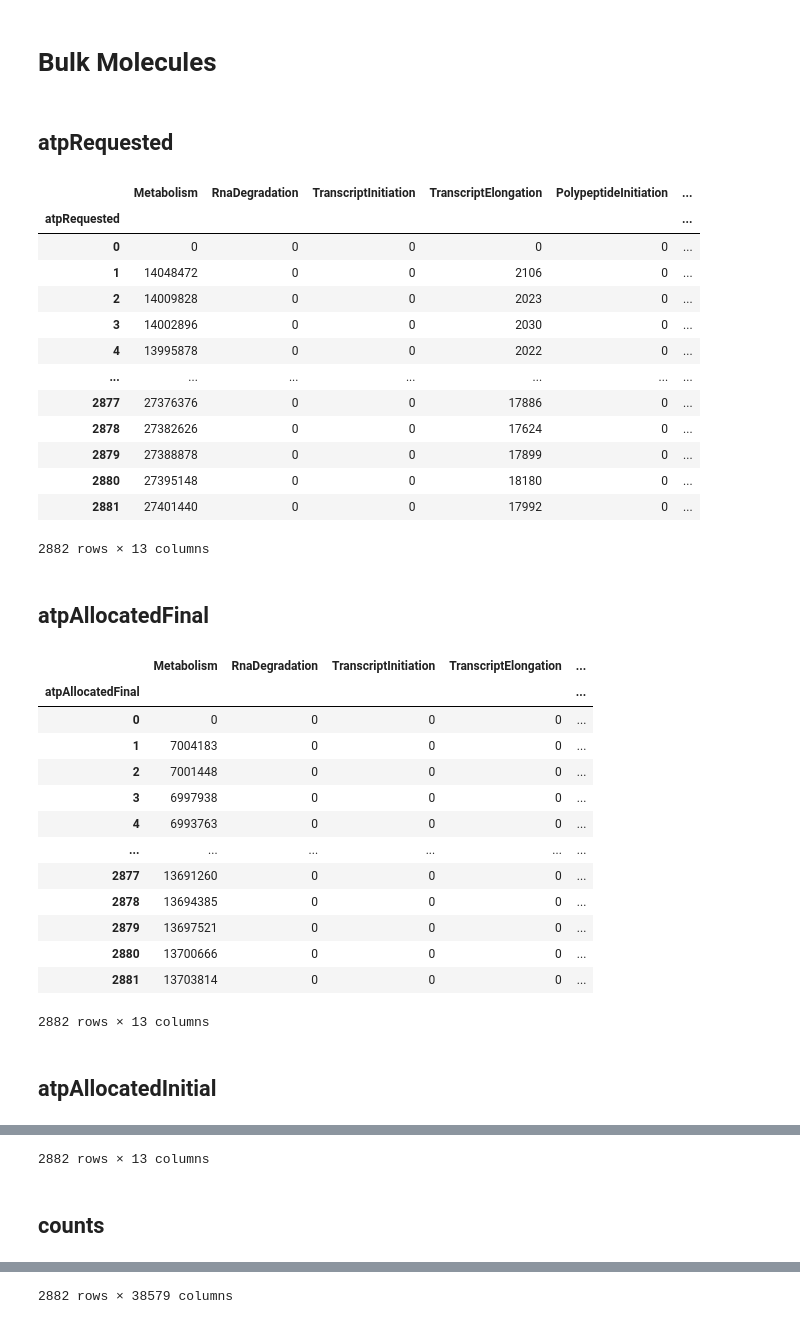
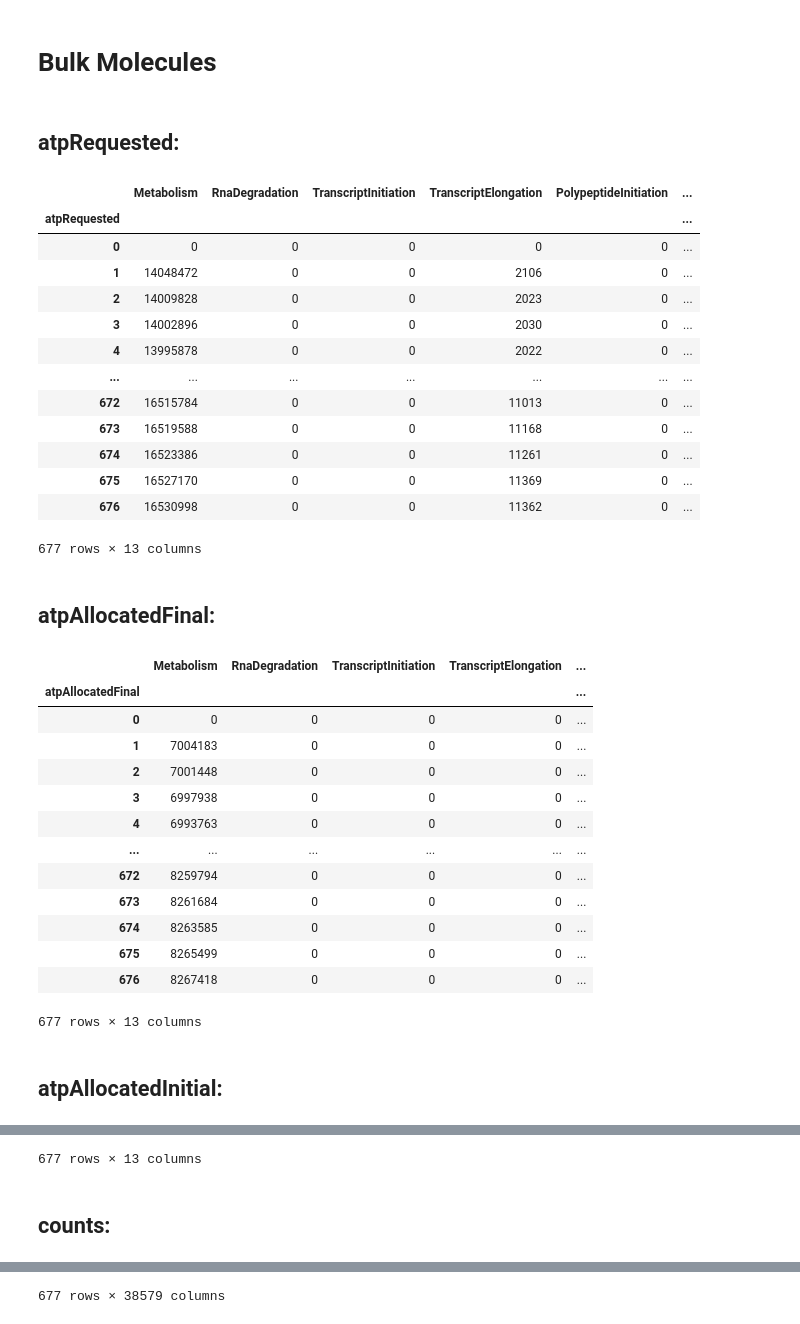
Before and after one commit to AgileBioFoundry/WholeCellEcoliRelease, a Jupyter notebook: notebooks/Read Tables.ipynb, the cells around one changed output, grey strips where cells are left out. Saved outputs shown, nothing was run; the diff lists cells and outputs as text; code cells hidden in the pictures.

Commit message:
Merge small frames with large frames if they are the right shape.

```diff
--- a/notebooks/Read Tables.ipynb
+++ b/notebooks/Read Tables.ipynb
@@ -158,24 +181,24 @@ fba_results = print_table( wildtype_simout / 'FBAResults')
 # %% [markdown]
 # Bulk Molecules
 # %%
-bulk_molecules = print_table( wildtype_simout / 'BulkMolecules')
+bulk_molecules = print_frames(table_to_frames( wildtype_simout / 'BulkMolecules'))
 # %% [output]
-## atpRequested
+## atpRequested:
 |  | Metabolism | RnaDegradation | TranscriptInitiation | TranscriptElongation | PolypeptideInitiation | ... |
 | atpRequested |  |  |  |  |  | ... |
 | 0 | 0 | 0 | 0 | 0 | 0 | ... |
 | 1 | 14048472 | 0 | 0 | 2106 | 0 | ... |
 | 2 | 14009828 | 0 | 0 | 2023 | 0 | ... |
 | 3 | 14002896 | 0 | 0 | 2030 | 0 | ... |
 | 4 | 13995878 | 0 | 0 | 2022 | 0 | ... |
 | ... | ... | ... | ... | ... | ... | ... |
-| 2877 | 27376376 | 0 | 0 | 17886 | 0 | ... |
-| 2878 | 27382626 | 0 | 0 | 17624 | 0 | ... |
-| 2879 | 27388878 | 0 | 0 | 17899 | 0 | ... |
-| 2880 | 27395148 | 0 | 0 | 18180 | 0 | ... |
-| 2881 | 27401440 | 0 | 0 | 17992 | 0 | ... |
+| 672 | 16515784 | 0 | 0 | 11013 | 0 | ... |
+| 673 | 16519588 | 0 | 0 | 11168 | 0 | ... |
+| 674 | 16523386 | 0 | 0 | 11261 | 0 | ... |
+| 675 | 16527170 | 0 | 0 | 11369 | 0 | ... |
+| 676 | 16530998 | 0 | 0 | 11362 | 0 | ... |
-2882 rows × 13 columns
+677 rows × 13 columns
-## atpAllocatedFinal
+## atpAllocatedFinal:
 |  | Metabolism | RnaDegradation | TranscriptInitiation | TranscriptElongation | ... |
 | atpAllocatedFinal |  |  |  |  | ... |
 | 0 | 0 | 0 | 0 | 0 | ... |
@@ -184,13 +207,13 @@ bulk_molecules = print_table( wildtype_simout / 'BulkMolecules')
 | 3 | 6997938 | 0 | 0 | 0 | ... |
 | 4 | 6993763 | 0 | 0 | 0 | ... |
 | ... | ... | ... | ... | ... | ... |
-| 2877 | 13691260 | 0 | 0 | 0 | ... |
-| 2878 | 13694385 | 0 | 0 | 0 | ... |
-| 2879 | 13697521 | 0 | 0 | 0 | ... |
-| 2880 | 13700666 | 0 | 0 | 0 | ... |
-| 2881 | 13703814 | 0 | 0 | 0 | ... |
+| 672 | 8259794 | 0 | 0 | 0 | ... |
+| 673 | 8261684 | 0 | 0 | 0 | ... |
+| 674 | 8263585 | 0 | 0 | 0 | ... |
+| 675 | 8265499 | 0 | 0 | 0 | ... |
+| 676 | 8267418 | 0 | 0 | 0 | ... |
-2882 rows × 13 columns
+677 rows × 13 columns
-## atpAllocatedInitial
+## atpAllocatedInitial:
 |  | Metabolism | RnaDegradation | TranscriptInitiation | TranscriptElongation | ... |
 | atpAllocatedInitial |  |  |  |  | ... |
 | 0 | 0 | 0 | 0 | 0 | ... |
@@ -207,5 +230,5 @@ bulk_molecules = print_table( wildtype_simout / 'BulkMolecules')
-2882 rows × 13 columns
+677 rows × 13 columns
-## counts
+## counts:
 |  | CPD-205[n] | CPD-205[j] | CPD-205[w] | CPD-205[c] | CPD-205[e] | CPD-205[m] | CPD-205[o] | CPD-205[p] | ... |
 | counts |  |  |  |  |  |  |  |  | ... |
 | 0 | 0 | 0 | 0 | 0 | 0 | 0 | 0 | 0 | ... |
@@ -222,3 +245,3 @@ bulk_molecules = print_table( wildtype_simout / 'BulkMolecules')
-2882 rows × 38579 columns
+677 rows × 38579 columns
 # %%
 unique_molecules = print_table( wildtype_simout / 'UniqueMolecules')
```
Also changed, not shown: parts of 9 cells of this notebook.
